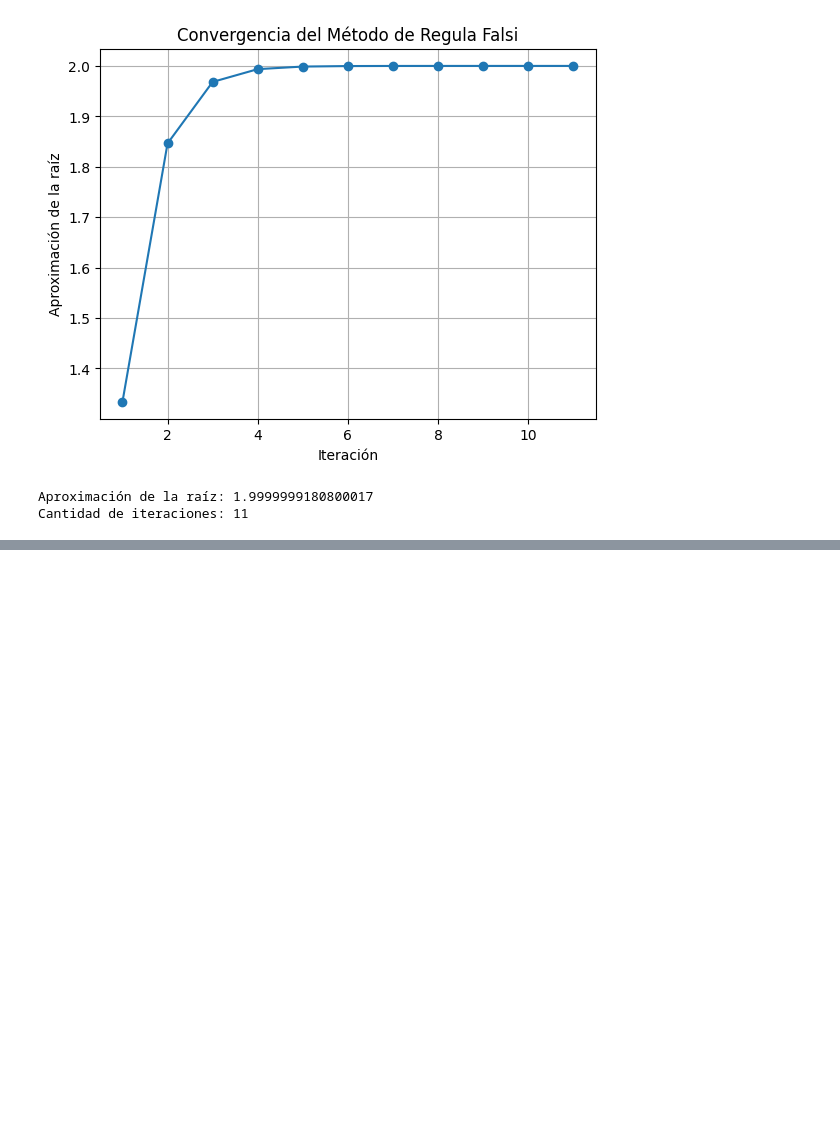
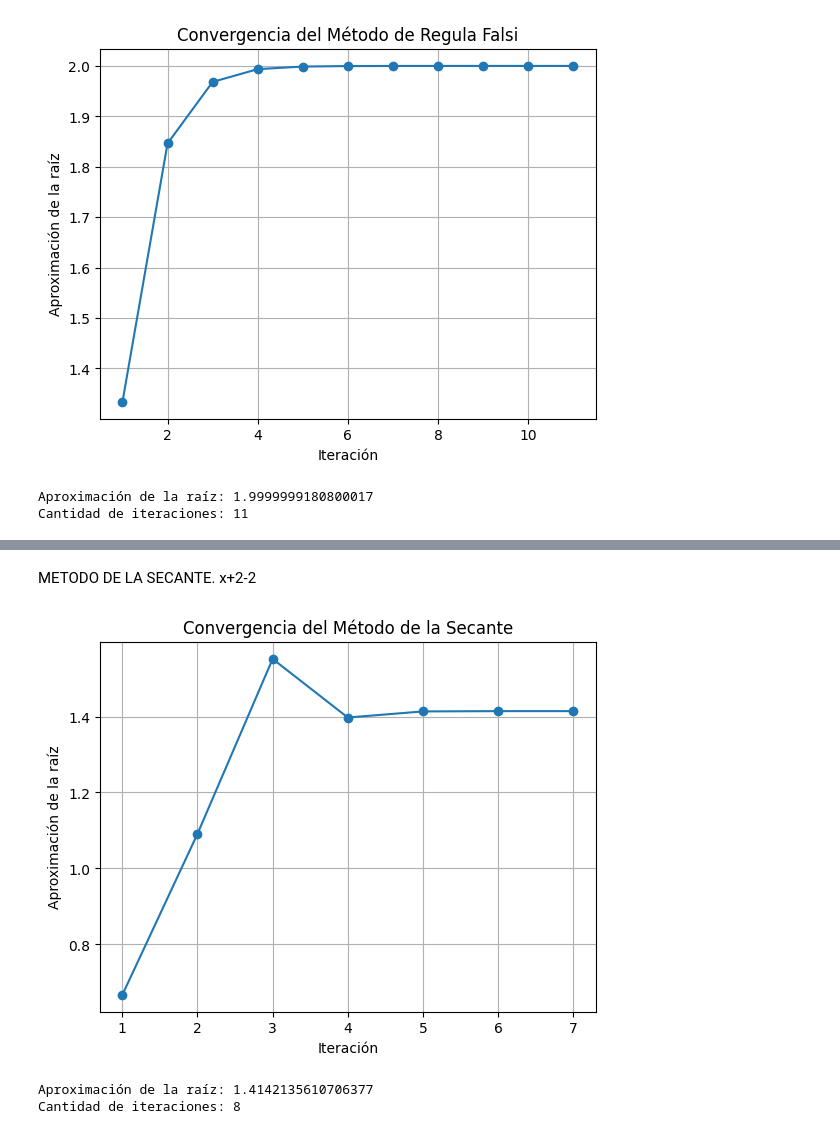
Before and after one commit to Gla2023/TrabajofinalCalculonumerico, a Jupyter notebook: Trabajo_final_Calculo_numérico.ipynb, the cells around one changed output, grey strips where cells are left out. Drawn from its saved outputs; the diff is of its cells as text; code cells hidden in the pictures; blank space fills up the shorter version.

```diff
--- a/Trabajo_final_Calculo_numérico.ipynb
+++ b/Trabajo_final_Calculo_numérico.ipynb
@@ -378,0 +436,69 @@ Cantidad de iteraciones: 11
+# %% [markdown]
+METODO DE LA SECANTE. x+2-2
+# %%
+import matplotlib.pyplot as plt
+
+def secant_method(func, x0, x1, tol=1e-6, max_iter=100):
+    """
+    Método de la secante para encontrar la raíz de una función.
+
+    Args:
+        func (function): La función para la cual queremos encontrar la raíz.
+        x0 (float): Primer punto inicial.
+        x1 (float): Segundo punto inicial.
+        tol (float): Tolerancia para la convergencia (opcional).
+        max_iter (int): Número máximo de iteraciones (opcional).
+
+    Returns:
+        float: La aproximación de la raíz de la función.
+        int: La cantidad de iteraciones realizadas.
+    """
+    iter_count = 0
+    iteraciones = []
+    aproximaciones = []
+
+    while iter_count < max_iter:
+        fx0 = func(x0)
+        fx1 = func(x1)
+
+        if abs(fx1) < tol:
+            # Graficar las iteraciones
+            plt.plot(iteraciones, aproximaciones, marker='o')
+            plt.xlabel('Iteración')
+            plt.ylabel('Aproximación de la raíz')
+            plt.title('Convergencia del Método de la Secante')
+            plt.grid(True)
+            plt.show()
+
+            return x1, iter_count + 1  # +1 para contar la iteración actual
+
+        x_next = x1 - fx1 * (x1 - x0) / (fx1 - fx0)
+        iter_count += 1
+
+        # Actualizar listas para la gráfica
+        iteraciones.append(iter_count)
+        aproximaciones.append(x_next)
+
+        x0, x1 = x1, x_next
+
+    # Graficar las iteraciones si no converge
+    plt.plot(iteraciones, aproximaciones, marker='o')
+    plt.xlabel('Iteración')
+    plt.ylabel('Aproximación de la raíz')
+    plt.title('Convergencia del Método de la Secante')
+    plt.grid(True)
+    plt.show()
+
+    raise Exception("El método de la secante no convergió después de {} iteraciones.".format(max_iter))
+
+# Ejemplo de uso
+def ejemplo_funcion(x):
+    return x**2 - 2
+
+raiz_secante, iteraciones_secante = secant_method(ejemplo_funcion, 0, 3)
+print("Aproximación de la raíz:", raiz_secante)
+print("Cantidad de iteraciones:", iteraciones_secante)
+# %% [output]
+[figure, added]
+Aproximación de la raíz: 1.4142135610706377
+Cantidad de iteraciones: 8
```
Also changed, not shown: parts of 13 cells of this notebook.
